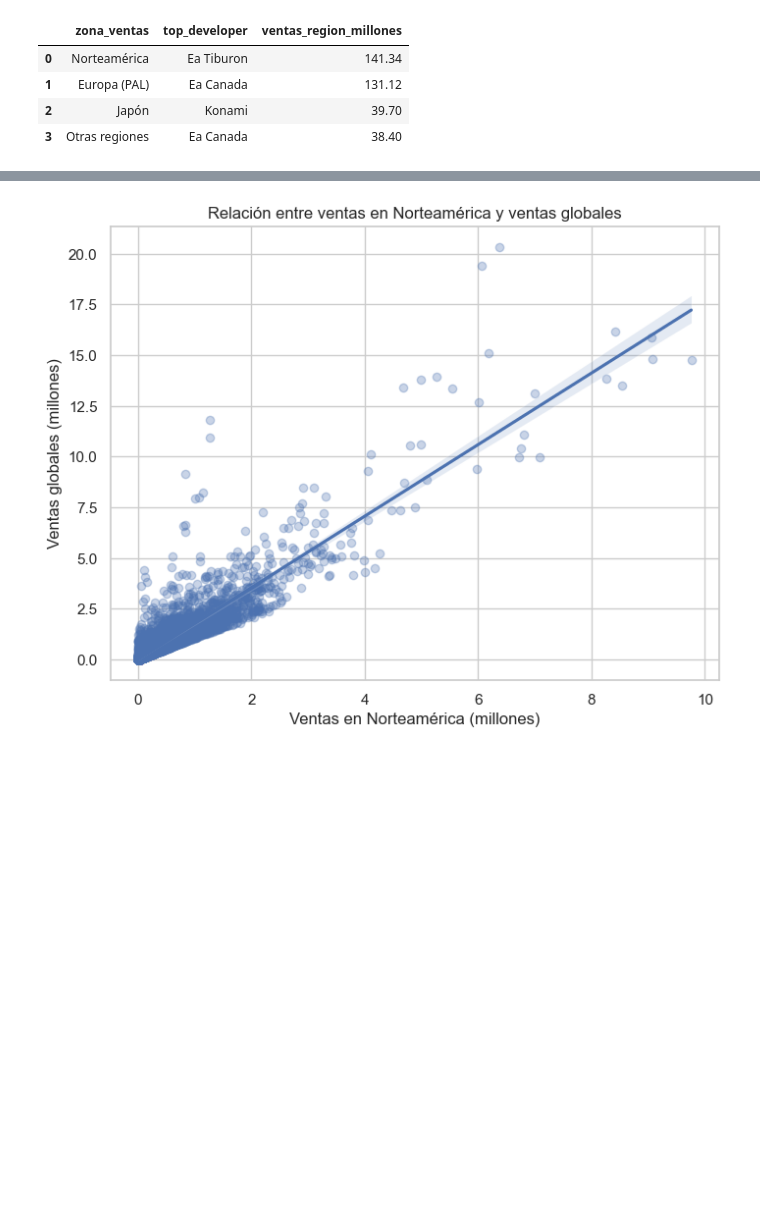
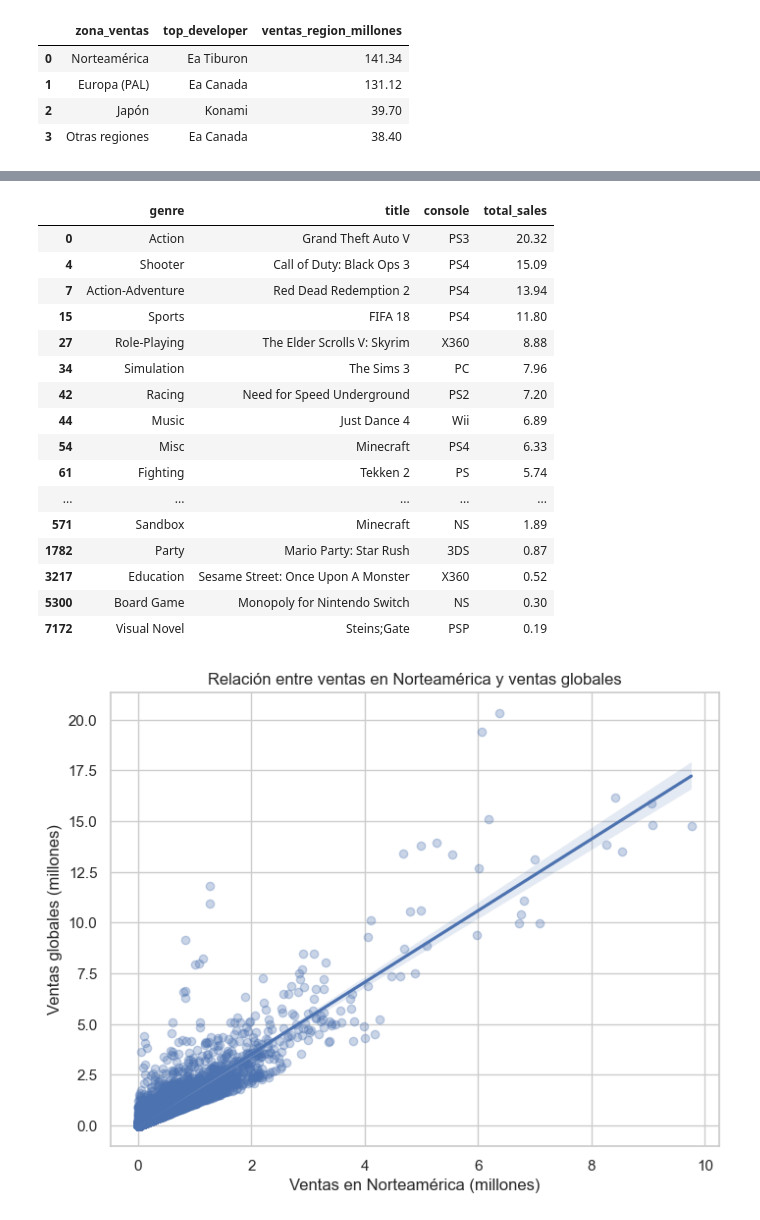
Before and after one commit to Jorge-Vilavella/Proyecto, a Jupyter notebook: notebooks/eda.ipynb, the cells around one changed output, grey strips where cells are left out. Cells and saved outputs as stored; diff of their text form; code cells hidden in the pictures; blank space fills up the shorter version.

Commit message:
Añadidas dos vistas nuevas

```diff
--- a/notebooks/eda.ipynb
+++ b/notebooks/eda.ipynb
@@ -1057,3 +1091,27 @@ vista16_top_dev_por_region
+# %%
+### Vista 19: juego mas comprado de cada genero
+idx_max_por_genero = df.groupby("genre")["total_sales"].idxmax()
+
+vista18_top_juego_por_genero = df.loc[idx_max_por_genero, ["genre", "title", "console", "total_sales"]]
+vista18_top_juego_por_genero.sort_values("total_sales", ascending=False)
+# %% [output]
+|  | genre | title | console | total_sales |
+| 0 | Action | Grand Theft Auto V | PS3 | 20.32 |
+| 4 | Shooter | Call of Duty: Black Ops 3 | PS4 | 15.09 |
+| 7 | Action-Adventure | Red Dead Redemption 2 | PS4 | 13.94 |
+| 15 | Sports | FIFA 18 | PS4 | 11.80 |
+| 27 | Role-Playing | The Elder Scrolls V: Skyrim | X360 | 8.88 |
+| 34 | Simulation | The Sims 3 | PC | 7.96 |
+| 42 | Racing | Need for Speed Underground | PS2 | 7.20 |
+| 44 | Music | Just Dance 4 | Wii | 6.89 |
+| 54 | Misc | Minecraft | PS4 | 6.33 |
+| 61 | Fighting | Tekken 2 | PS | 5.74 |
+| ... | ... | ... | ... | ... |
+| 571 | Sandbox | Minecraft | NS | 1.89 |
+| 1782 | Party | Mario Party: Star Rush | 3DS | 0.87 |
+| 3217 | Education | Sesame Street: Once Upon A Monster | X360 | 0.52 |
+| 5300 | Board Game | Monopoly for Nintendo Switch | NS | 0.30 |
+| 7172 | Visual Novel | Steins;Gate | PSP | 0.19 |
 # %%
 ### Vista 20: Top juego por consola
 # %%
```
Also changed, not shown: parts of 4 cells of this notebook.
